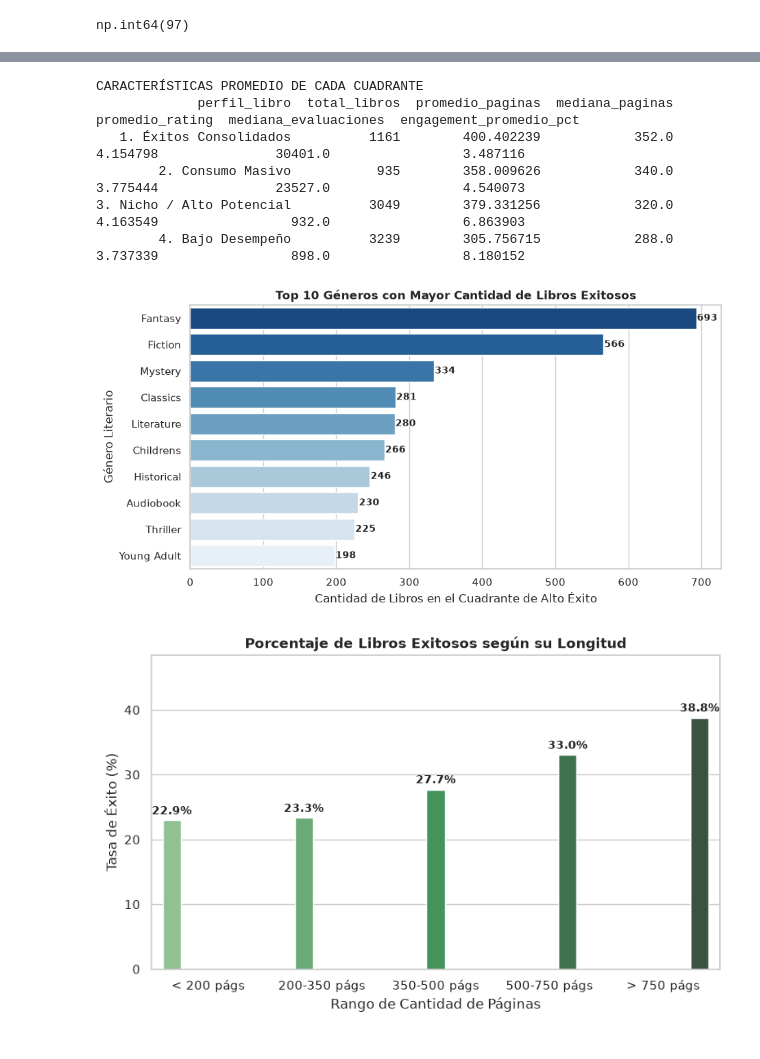
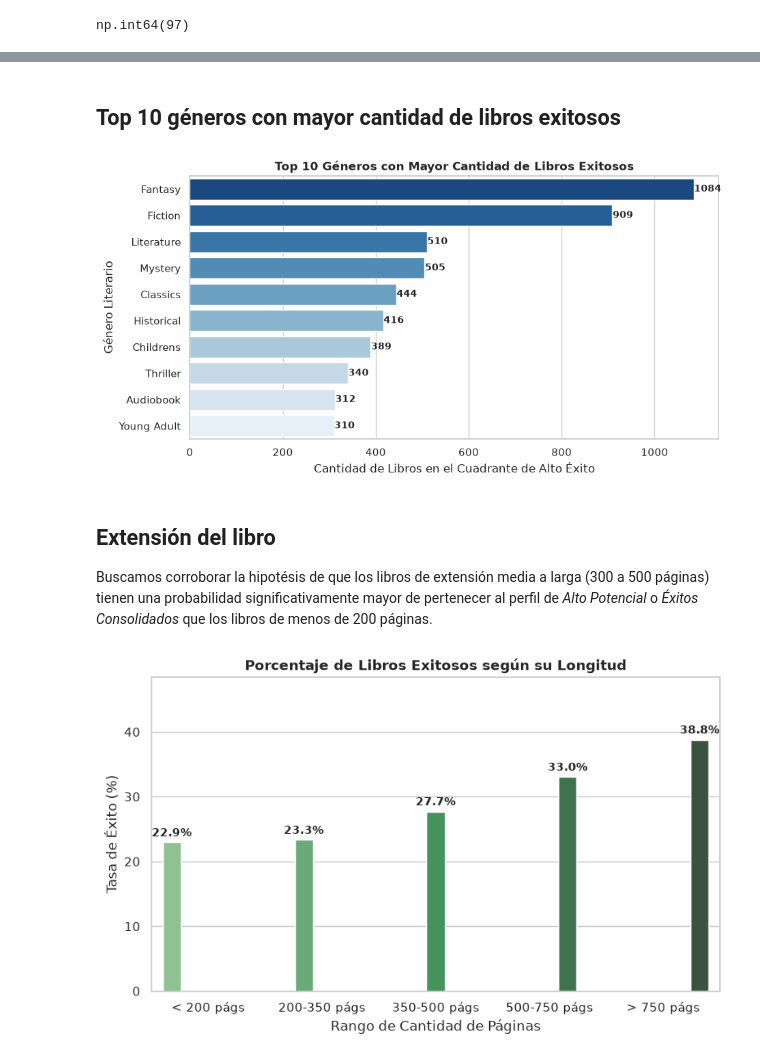
Before and after one commit to danischulday/ProyectoFinal-DataAnalysisconPython, a Jupyter notebook: notebook.ipynb, the cells around one changed output, grey strips where cells are left out. Cells and saved outputs as stored; diff of their text form; code cells hidden in the pictures.

```diff
--- a/notebook.ipynb
+++ b/notebook.ipynb
@@ -182,75 +283,45 @@ plt.show()
-# %%
-# 1. Asegurar la clasificación en los 4 cuadrantes
-df_limpio = df_limpio[df_limpio['ratings_count'] >= 100].copy()
-
-umbral_rating = df_limpio['average_rating'].median()
-umbral_popularity = df_limpio['ratings_count'].quantile(0.75)
-
-condiciones = [
-    (df_limpio['average_rating'] >= umbral_rating) & (df_limpio['ratings_count'] >= umbral_popularity),
-    (df_limpio['average_rating'] < umbral_rating)  & (df_limpio['ratings_count'] >= umbral_popularity),
-    (df_limpio['average_rating'] >= umbral_rating) & (df_limpio['ratings_count'] < umbral_popularity),
-    (df_limpio['average_rating'] < umbral_rating)  & (df_limpio['ratings_count'] < umbral_popularity)
-]
-
-etiquetas = ['1. Éxitos Consolidados', '2. Consumo Masivo', '3. Nicho / Alto Potencial', '4. Bajo Desempeño']
-df_limpio['perfil_libro'] = np.select(condiciones, etiquetas, default='Sin Clasificar')
-
-# Métrica de compromiso escrito
-df_limpio['engagement_rate_pct'] = (df_limpio['text_reviews_count'] / df_limpio['ratings_count']) * 100
-
-# 2. TABLA COMPARATIVA DE CARACTERÍSTICAS
-resumen_caracteristicas = df_limpio.groupby('perfil_libro').agg(
-    total_libros=('Book Id', 'count'),
-    promedio_paginas=('num_pages', 'mean'),
-    mediana_paginas=('num_pages', 'median'),
-    promedio_rating=('average_rating', 'mean'),
-    mediana_evaluaciones=('ratings_count', 'median'),
-    engagement_promedio_pct=('engagement_rate_pct', 'mean')
-).reset_index()
-
-print("CARACTERÍSTICAS PROMEDIO DE CADA CUADRANTE")
-print(resumen_caracteristicas.to_string(index=False))
-# %% [output]
-CARACTERÍSTICAS PROMEDIO DE CADA CUADRANTE
-             perfil_libro  total_libros  promedio_paginas  mediana_paginas  promedio_rating  mediana_evaluaciones  engagement_promedio_pct
-   1. Éxitos Consolidados          1161        400.402239            352.0         4.154798               30401.0                 3.487116
-        2. Consumo Masivo           935        358.009626            340.0         3.775444               23527.0                 4.540073
-3. Nicho / Alto Potencial          3049        379.331256            320.0         4.163549                 932.0                 6.863903
-        4. Bajo Desempeño          3239        305.756715            288.0         3.737339                 898.0                 8.180152
+# %% [markdown]
+## Top 10 géneros con mayor cantidad de libros exitosos
 # %%
-# 1. Definir los libros en el Cuadrante de Alto Éxito
-alto_exito = df_limpio[(df_limpio['ratings_count'] >= 20000) & (df_limpio['average_rating'] >= 4.0)].copy()
+# Nos quedamos con los libros en el perfil de Éxitos consolidados
+df_limpio = df_limpio[df_limpio['ratings_count'] >= 100].copy()
 
-# 2. Desanidar la columna 'genres' (separar por comas)
+umbral_rating = df_limpio['average_rating'].median()
+umbral_popularity = df_limpio['ratings_count'].quantile(0.75)
+alto_exito = df_limpio[(df_limpio['average_rating'] >= umbral_rating) & (df_limpio['ratings_count'] >= umbral_popularity)].copy()
+
+# Desanidamos la columna 'genres' (separar por comas y punto y comas)
 alto_exito['genres_clean'] = alto_exito['genres'].fillna('Unknown')
 generos_separados = alto_exito.assign(genero=alto_exito['genres_clean'].str.split(r'[,;]')).explode('genero')
 generos_separados['genero'] = generos_separados['genero'].str.strip()
 
-# 3. Contar el Top 10 de géneros más frecuentes
+# Contamos el Top 10 de géneros más frecuentes
 top10_generos = generos_separados['genero'].value_counts().head(10)
 
-# 4. Graficar
+# Graficamos
 plt.figure(figsize=(10, 5))
 sns.barplot(
     x=top10_generos.values,
     y=top10_generos.index,
     hue=top10_generos.index,
     palette='Blues_r',
     legend=False
 )
 
 plt.title('Top 10 Géneros con Mayor Cantidad de Libros Exitosos', fontsize=12, fontweight='bold')
 plt.xlabel('Cantidad de Libros en el Cuadrante de Alto Éxito')
 plt.ylabel('Género Literario')
 
-# Agregar los números exactos al final de cada barra
+# Agregamos los números exactos al final de cada barra
 for index, value in enumerate(top10_generos.values):
     plt.text(value + 1, index, str(value), va='center', fontsize=10, fontweight='bold')
 
 plt.show()
 # %% [output]
-[figure, old version]
+[figure, new version]
+# %% [markdown]
+## Extensión del libro
+Buscamos corroborar la hipotésis de que los libros de extensión media a larga (300 a 500 páginas) tienen una probabilidad significativamente mayor de pertenecer al perfil de *Alto Potencial* o *Éxitos Consolidados* que los libros de menos de 200 páginas.
 # %%
 df_paginas = df_limpio[
     (df_limpio["num_pages"] >= 10)
```
Also changed, not shown: parts of 19 cells of this notebook.
